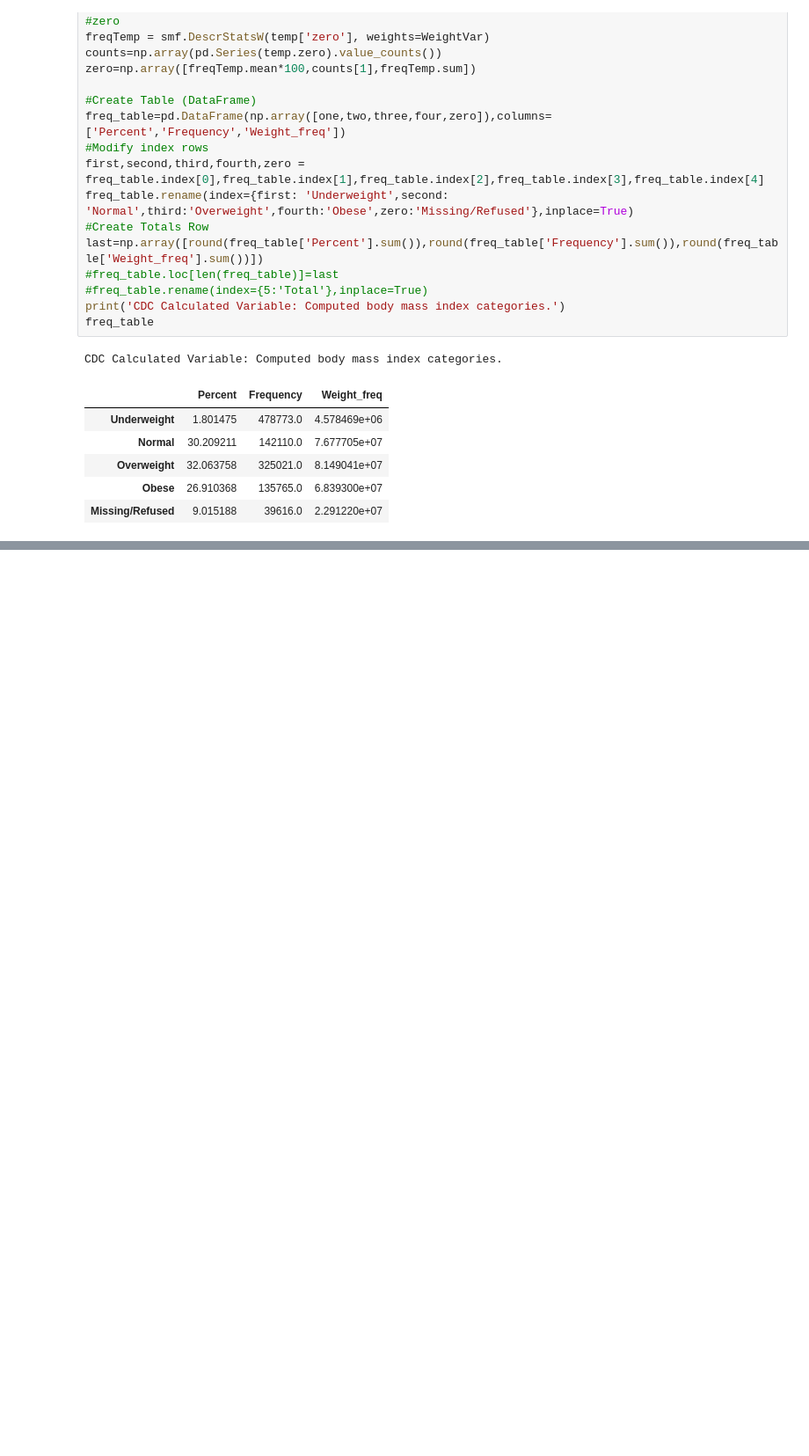
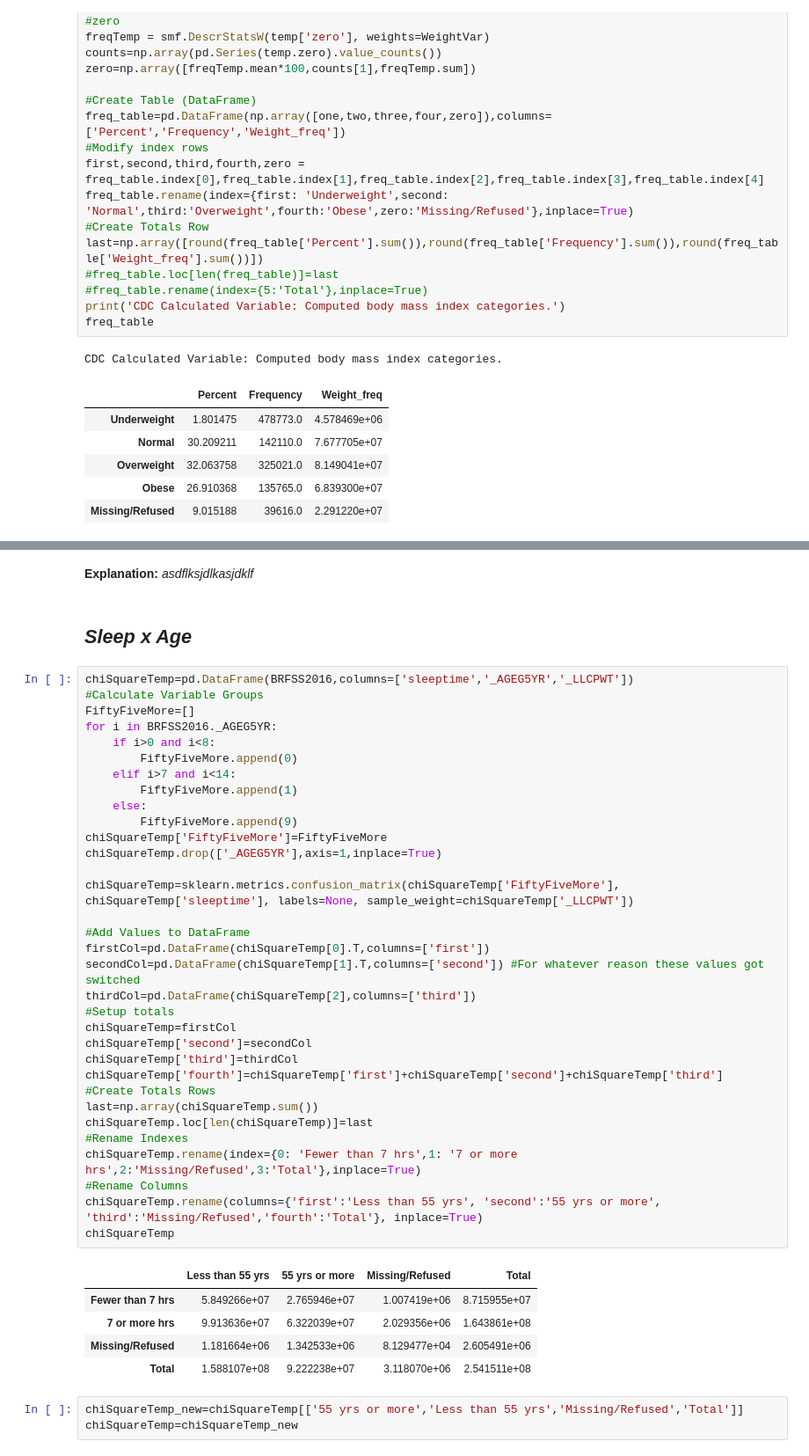
Before and after one commit to pmleffers/BRFSS2016, a Jupyter notebook: BRFSS notebook.ipynb, the cells around one changed output, grey strips where cells are left out. Shown: that part at 88% size. Drawn from its saved outputs; the diff is of its cells as text; blank space fills up the shorter version.

```diff
--- a/BRFSS notebook.ipynb
+++ b/BRFSS notebook.ipynb
@@ -772,0 +988,47 @@ Crosstabs
+# %% [markdown]
+**Explanation:** *asdflksjdlkasjdklf*
+# %% [markdown]
+*Sleep x Age*
+-----------------
+# %%
+chiSquareTemp=pd.DataFrame(BRFSS2016,columns=['sleeptime','_AGEG5YR','_LLCPWT'])
+#Calculate Variable Groups
+FiftyFiveMore=[]
+for i in BRFSS2016._AGEG5YR:
+    if i>0 and i<8:
+        FiftyFiveMore.append(0)
+    elif i>7 and i<14:
+        FiftyFiveMore.append(1)
+    else:
+        FiftyFiveMore.append(9)
+chiSquareTemp['FiftyFiveMore']=FiftyFiveMore
+chiSquareTemp.drop(['_AGEG5YR'],axis=1,inplace=True)
+
+chiSquareTemp=sklearn.metrics.confusion_matrix(chiSquareTemp['FiftyFiveMore'], chiSquareTemp['sleeptime'], labels=None, sample_weight=chiSquareTemp['_LLCPWT'])
+
+#Add Values to DataFrame
+firstCol=pd.DataFrame(chiSquareTemp[0].T,columns=['first'])
+secondCol=pd.DataFrame(chiSquareTemp[1].T,columns=['second']) #For whatever reason these values got switched
+thirdCol=pd.DataFrame(chiSquareTemp[2],columns=['third'])
+#Setup totals
+chiSquareTemp=firstCol
+chiSquareTemp['second']=secondCol
+chiSquareTemp['third']=thirdCol
+chiSquareTemp['fourth']=chiSquareTemp['first']+chiSquareTemp['second']+chiSquareTemp['third']
+#Create Totals Rows
+last=np.array(chiSquareTemp.sum())
+chiSquareTemp.loc[len(chiSquareTemp)]=last
+#Rename Indexes
+chiSquareTemp.rename(index={0: 'Fewer than 7 hrs',1: '7 or more hrs',2:'Missing/Refused',3:'Total'},inplace=True)
+#Rename Columns
+chiSquareTemp.rename(columns={'first':'Less than 55 yrs', 'second':'55 yrs or more', 'third':'Missing/Refused','fourth':'Total'}, inplace=True)
+chiSquareTemp
+# %% [output]
+|  | Less than 55 yrs | 55 yrs or more | Missing/Refused | Total |
+| Fewer than 7 hrs | 5.849266e+07 | 2.765946e+07 | 1.007419e+06 | 8.715955e+07 |
+| 7 or more hrs | 9.913636e+07 | 6.322039e+07 | 2.029356e+06 | 1.643861e+08 |
+| Missing/Refused | 1.181664e+06 | 1.342533e+06 | 8.129477e+04 | 2.605491e+06 |
+| Total | 1.588107e+08 | 9.222238e+07 | 3.118070e+06 | 2.541511e+08 |
+# %%
+chiSquareTemp_new=chiSquareTemp[['55 yrs or more','Less than 55 yrs','Missing/Refused','Total']]
+chiSquareTemp=chiSquareTemp_new
```
Also changed, not shown: parts of 62 cells of this notebook.
